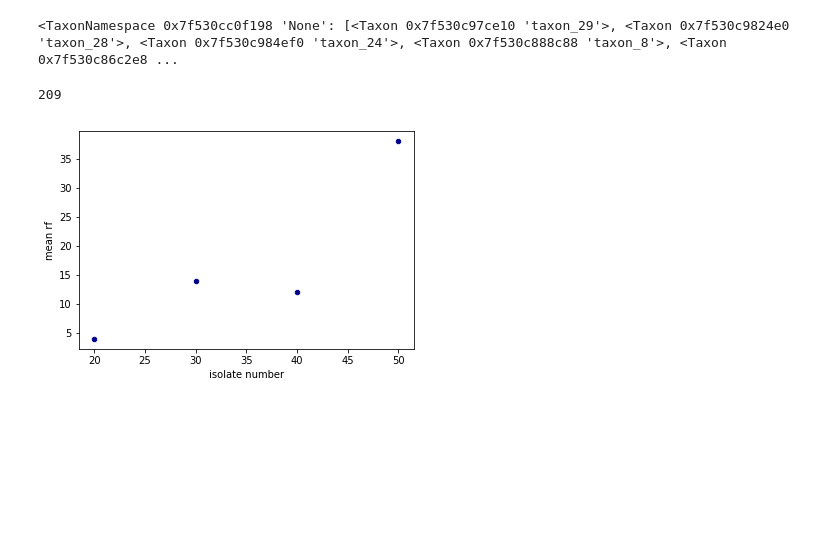
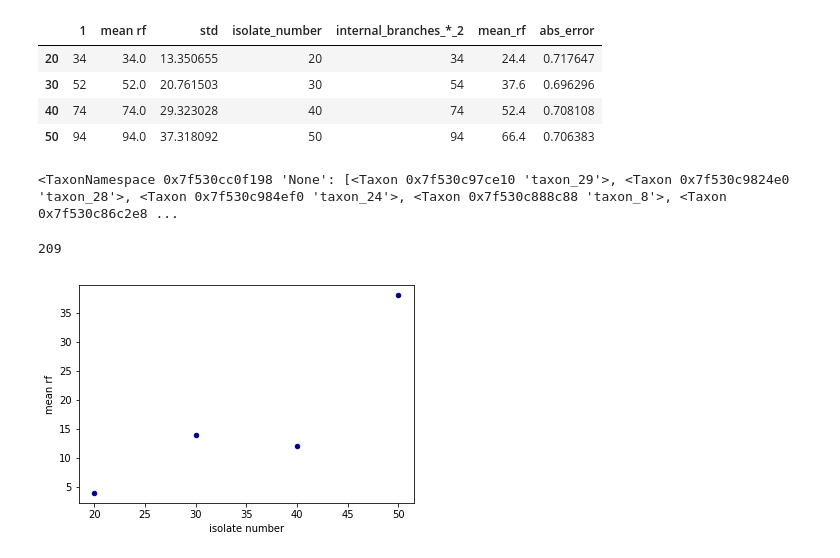
Before and after one commit to jtfield/phylo_comparison, a Jupyter notebook: tree_compare_fig.ipynb, the cells around one changed output. Saved outputs shown, nothing was run; the diff lists cells and outputs as text; code cells hidden in the pictures; blank space fills up the shorter version.

Commit message:
absolute error calculation

```diff
--- a/tree_compare_fig.ipynb
+++ b/tree_compare_fig.ipynb
@@ -725,0 +722,8 @@ for dir_name in list_of_rep_dirs:
+# %%
+#more calculations to get absolute error
+phycorder_unweighted_df['internal_branches_*_2'] = (phycorder_unweighted_df['isolate_number'] - 3) * 2
+phycorder_mr_unweighted_df['internal_branches_*_2'] = (phycorder_mr_unweighted_df['isolate_number'] - 3) * 2
+gon_phyling_unweighted_df['internal_branches_*_2'] = (gon_phyling_unweighted_df['isolate_number'] - 3) * 2
+gon_phyling_mr_unweighted_df['internal_branches_*_2'] = (gon_phyling_mr_unweighted_df['isolate_number'] - 3) * 2
+
+phycorder_unweighted_df.head()
@@ -726,3 +736,16 @@ for dir_name in list_of_rep_dirs:
+# %%
+phycorder_unweighted_df['abs_error'] = phycorder_unweighted_df['mean_rf'] / phycorder_unweighted_df['internal_branches_*_2']
+phycorder_mr_unweighted_df['abs_error'] = phycorder_mr_unweighted_df['mean_rf'] / phycorder_mr_unweighted_df['internal_branches_*_2']
+gon_phyling_unweighted_df['abs_error'] = gon_phyling_unweighted_df['mean_rf'] / gon_phyling_unweighted_df['internal_branches_*_2']
+gon_phyling_mr_unweighted_df['abs_error'] = gon_phyling_mr_unweighted_df['mean_rf'] / gon_phyling_mr_unweighted_df['internal_branches_*_2']
+
+phycorder_unweighted_df.head()
+# %% [output]
+|  | 1 | mean rf | std | isolate_number | internal_branches_*_2 | mean_rf | abs_error |
+| 20 | 34 | 34.0 | 13.350655 | 20 | 34 | 24.4 | 0.717647 |
+| 30 | 52 | 52.0 | 20.761503 | 30 | 54 | 37.6 | 0.696296 |
+| 40 | 74 | 74.0 | 29.323028 | 40 | 74 | 52.4 | 0.708108 |
+| 50 | 94 | 94.0 | 37.318092 | 50 | 94 | 66.4 | 0.706383 |
 # %%
 tns
 # %% [output]
```
Also changed, not shown: parts of 6 cells of this notebook.
